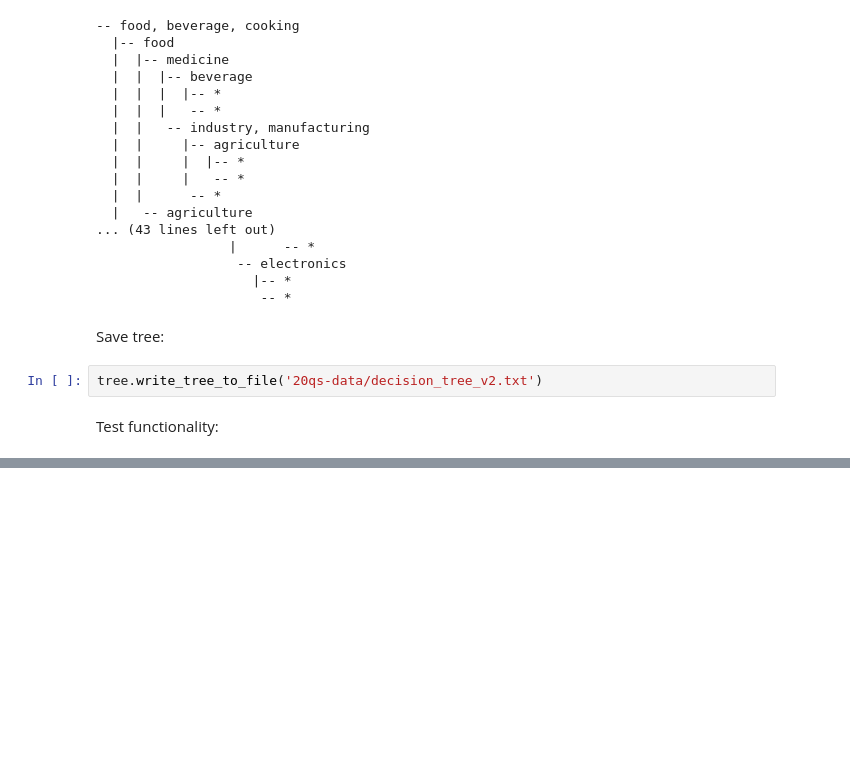
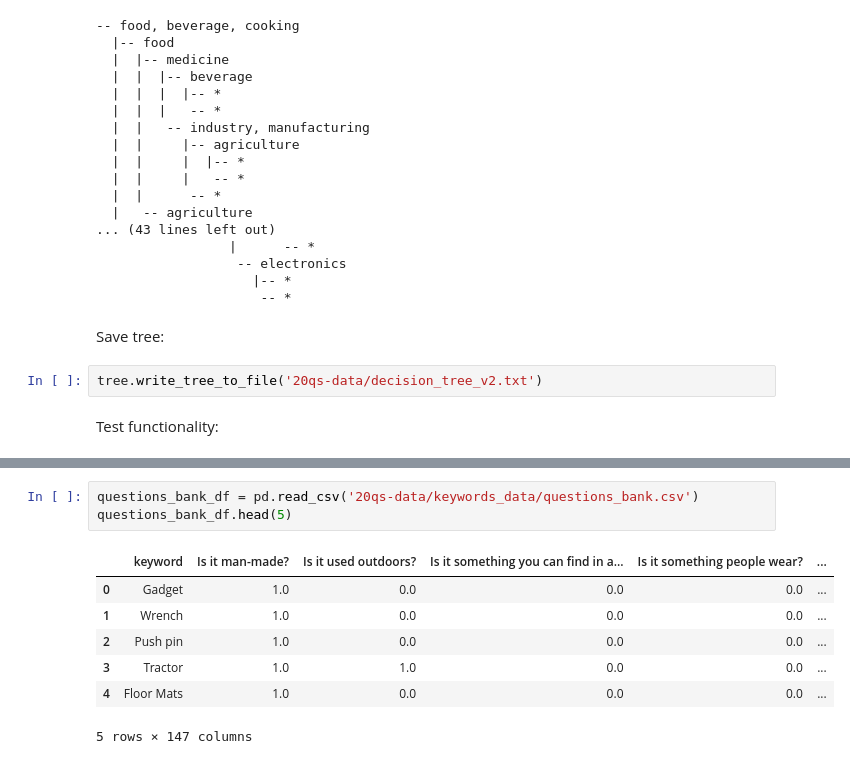
Before and after one commit to rkaicker/20qs, a Jupyter notebook: Decision-tree-Monte-Carlo-Naive.ipynb, the cells around one changed output, grey strips where cells are left out. Cells and saved outputs as stored; diff of their text form; blank space fills up the shorter version.

```diff
--- a/Decision-tree-Monte-Carlo-Naive.ipynb
+++ b/Decision-tree-Monte-Carlo-Naive.ipynb
@@ -558,0 +678,11 @@ new_tree.print_tree()
+# %%
+questions_bank_df = pd.read_csv('20qs-data/keywords_data/questions_bank.csv')
+questions_bank_df.head(5)
+# %% [output]
+|  | keyword | Is it man-made? | Is it used outdoors? | Is it something you can find in a... | Is it something people wear? | ... |
+| 0 | Gadget | 1.0 | 0.0 | 0.0 | 0.0 | ... |
+| 1 | Wrench | 1.0 | 0.0 | 0.0 | 0.0 | ... |
+| 2 | Push pin | 1.0 | 0.0 | 0.0 | 0.0 | ... |
+| 3 | Tractor | 1.0 | 1.0 | 0.0 | 0.0 | ... |
+| 4 | Floor Mats | 1.0 | 0.0 | 0.0 | 0.0 | ... |
+5 rows × 147 columns
```
Also changed, not shown: parts of 11 cells of this notebook, 2 other files.
